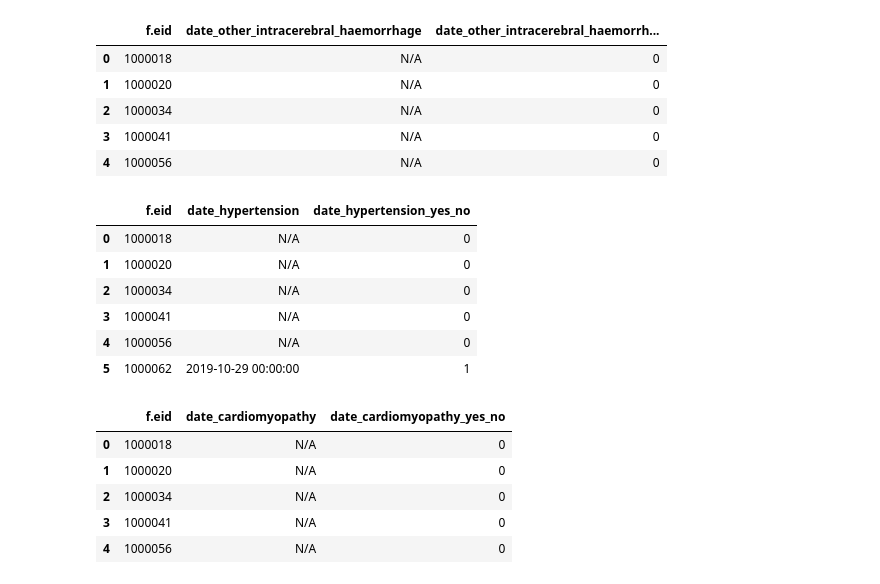
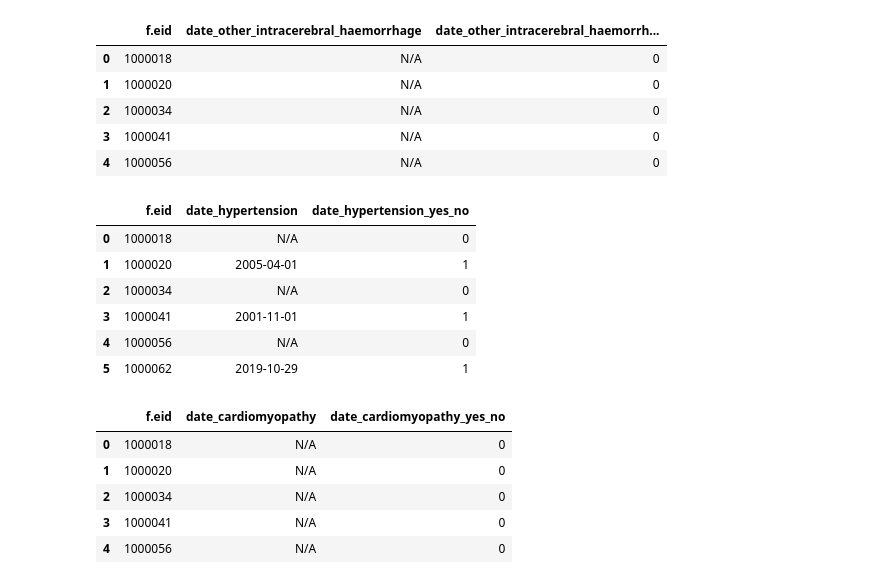
Before and after one commit to graciaandr/mres_dissertation, a Jupyter notebook: updated_data_preprocessing_covariates.ipynb, the cells around one changed output. Drawn from its saved outputs; the diff is of its cells as text; code cells hidden in the pictures.

```diff
--- a/updated_data_preprocessing_covariates.ipynb
+++ b/updated_data_preprocessing_covariates.ipynb
@@ -697,29 +724,28 @@ df_date_other_intracerebral_haemorrhage.head()
 # %%
 # 131286
 # Date I10 first reported (essential (primary) hypertension)
 date_hypertension_path = data_path + "f.131286.tab"
 df_date_hypertension = pd.read_csv(date_hypertension_path, sep = "\t")
 df_date_hypertension.rename(columns={'f.131286.0.0': 'date_hypertension'}, inplace=True)
 
-df_date_hypertension['date_hypertension'] = pd.to_datetime(df_date_hypertension['date_hypertension'])
-df_date_hypertension.loc[df_date_hypertension["date_hypertension"] < df_recruitment["recruitment_date"],
-                       "date_hypertension"] = pd.NaT
+# df_date_hypertension['date_hypertension'] = pd.to_datetime(df_date_hypertension['date_hypertension'])
+# df_date_hypertension.loc[df_date_hypertension["date_hypertension"] < df_recruitment["recruitment_date"],
+#                        "date_hypertension"] = pd.NaT
 
-dict = {math.nan: "N/A"}
-df_date_hypertension.replace({"date_hypertension": dict}, inplace=True)
+df_date_hypertension.replace(np.nan, "N/A", inplace = True)
 df_date_hypertension['date_hypertension_yes_no'] = np.where(
     df_date_hypertension['date_hypertension'] != "N/A", 1, 0)
 # df_date_hypertension.drop(df_date_hypertension.columns[1],axis=1,inplace=True)
 
 df_date_hypertension.head(6)
 # %% [output]
 |  | f.eid | date_hypertension | date_hypertension_yes_no |
 | 0 | 1000018 | N/A | 0 |
-| 1 | 1000020 | N/A | 0 |
+| 1 | 1000020 | 2005-04-01 | 1 |
 | 2 | 1000034 | N/A | 0 |
-| 3 | 1000041 | N/A | 0 |
+| 3 | 1000041 | 2001-11-01 | 1 |
 | 4 | 1000056 | N/A | 0 |
-| 5 | 1000062 | 2019-10-29 00:00:00 | 1 |
+| 5 | 1000062 | 2019-10-29 | 1 |
 # %%
 # 131338
 # Date I42 first reported (cardiomyopathy)
```
Also changed, not shown: parts of 49 cells of this notebook.
